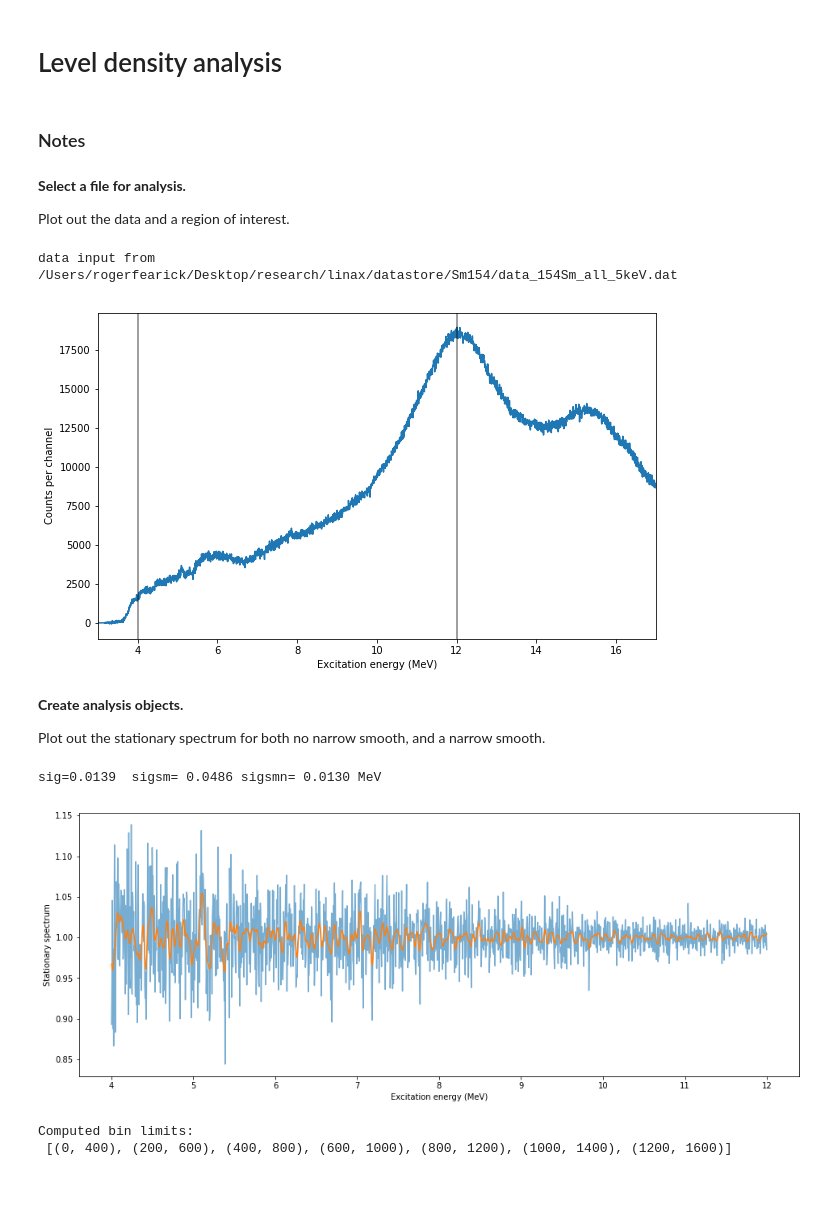
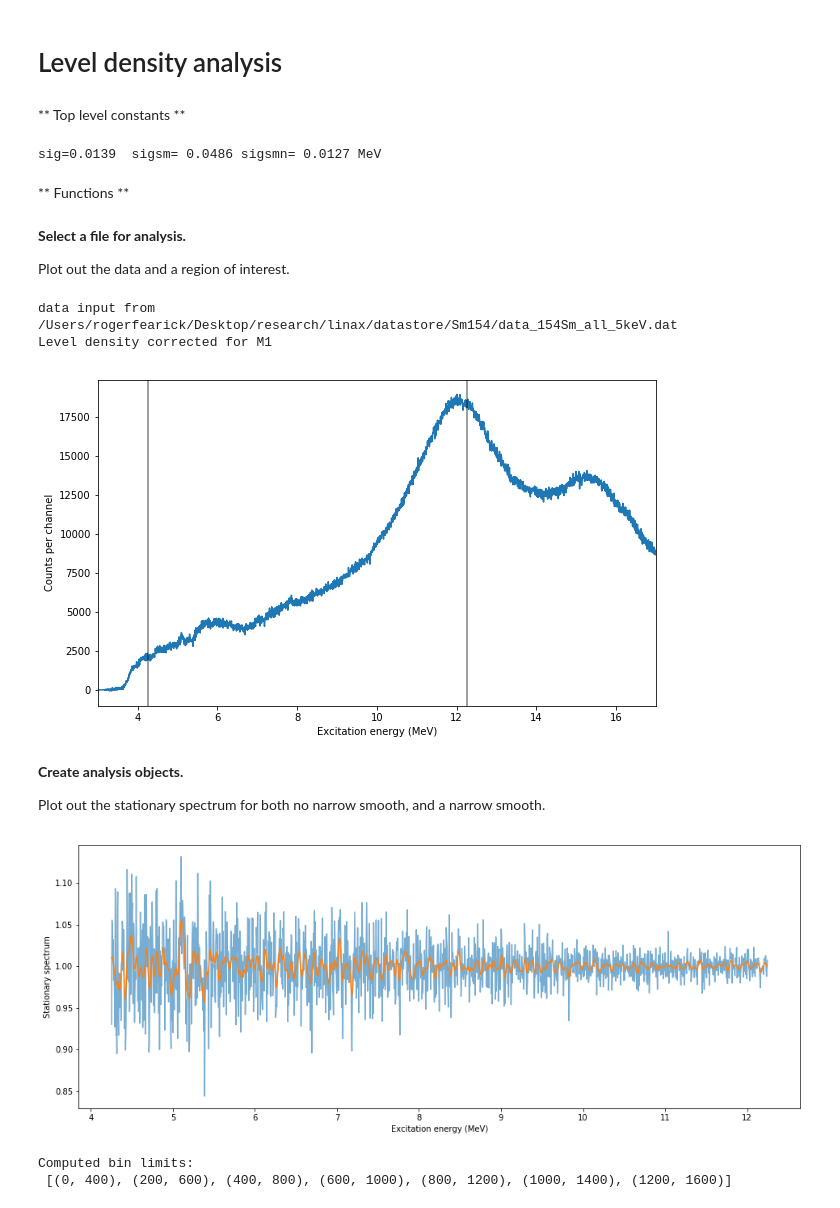
Before and after one commit to rfearick/leveldensity, a Jupyter notebook: leveldensity-test-sm.ipynb, the cells around one changed output. Cells and saved outputs as stored; diff of their text form; code cells hidden in the pictures.

```diff
--- a/leveldensity-test-sm.ipynb
+++ b/leveldensity-test-sm.ipynb
@@ -7,8 +7,42 @@ import matplotlib.pyplot as plt
 import leveldensities as ldn
 
 plt.rc('font',size=16)
+# %% [markdown]
+** Top level constants **
+# %%
+# (28/6/2018) unweighted average fwhm is 32.6 keV from AK spreadsheet.
+sig = 32.6/2.35/1000.0
+#sig = 40.0/2.35/1000.0
+#sig=50.0/2.35/1000.0
+sigsm=3.5*sig
+sigsmn=0.39*2.35*sig
+sigx=sigsm*2.5
+print("sig=%6.4f  sigsm=%7.4f sigsmn=%7.4f MeV"%(sig,sigsm,sigsmn))
+# %% [output]
+sig=0.0139  sigsm= 0.0486 sigsmn= 0.0127 MeV
 # %% [markdown]
-### Notes
+** Functions **
+# %%
+em1=None
+m1fraction=None
+m1lo=None
+m1hi=None
+
+def M1(e):
+    if e<=m1lo or e>=m1hi:
+        return 0.0
+    for i in range(len(em1)):
+        if em1[i]-0.200<e<em1[i]+0.200:
+            return m1fraction[i]
+    return 0.0 # default for fails
+
+# --- calculate alphaIg: we will assume N1=N2 so beta=1/alpha
+def alphaIg(alpha, beta):
+    """
+    alpha=<I2>/<I1>
+    beta=N1<I1>/N2<I2>
+    """
+    return 3*(1+beta/alpha)*(1+alpha*beta)/(1+beta)**2 -1
 # %% [markdown]
 **Select a file for analysis.**
 
@@ -24,8 +58,8 @@ targetfilename="data_154Sm_all_5keV.dat"
 # at 5 keV / channel
 ROIlo,ROIhi=(40*5,360*5)  # 1600 chans: 200 - 1800
 
-#ROIlo=ROIlo+50
-#ROIhi=ROIhi+50
+ROIlo=ROIlo+50
+ROIhi=ROIhi+50
 
 # *** Read in data
 try:
@@ -36,6 +70,16 @@ try:
     intde=int(de*1000.0+0.1)
     G=cs0
     X=e
+    if nucleus=="154Sm":
+        M1fractions=True
+        # get M1 fractions
+        em1,m1fraction=np.loadtxt("../../da2016/Sm154/M1fraction.dat",unpack=True)
+        # these are in bins of width 0.4 MeV: get bin limits
+        m1lo=em1[0]-0.2
+        m1hi=em1[-1]+0.2
+        print("Level density corrected for M1")
+    else:
+        M1fractions=False
 except:
     raise(ValueError,("File not found"))
 
@@ -51,39 +95,30 @@ plt.ylabel("Counts per channel")
 plt.show()
 # %% [output]
 data input from  /Users/rogerfearick/Desktop/research/linax/datastore/Sm154/data_154Sm_all_5keV.dat
+Level density corrected for M1
-[figure, old version]
+[figure, new version]
 # %% [markdown]
 **Create analysis objects.**
 
 Plot out the stationary spectrum for both no narrow smooth, and a narrow smooth.
 # %%
-# (28/6/2018) unweighted average fwhm is 32.6 keV from AK spreadsheet.
-sig = 32.6/2.35/1000.0
-#sig = 40.0/2.35/1000.0
-#sig=50.0/2.35/1000.0
-sigsm=3.5*sig
-sigsmn=0.4*2.35*sig
-sigx=sigsm*2.5
-print("sig=%6.4f  sigsm=%7.4f sigsmn=%7.4f MeV"%(sig,sigsm,sigsmn))
-
 S=spt.RatioSpectrum( X, G, targetfilename, ROIlo, ROIhi )
 globalenergy = S.energy
 
 S.makeRatioSpectra( sigsmn*1000, sigsm*1000 )
 
 Eratio=S.Eratio
 ratioraw=S.ratioraw
 rationar=S.rationar
 
 plt.figure(figsize=(16,6))
 plt.plot(Eratio, ratioraw, alpha=0.6)
 plt.plot(Eratio, rationar)
 plt.xlabel("Excitation energy (MeV)")
 plt.ylabel("Stationary spectrum")
 plt.show()
 # %% [output]
-sig=0.0139  sigsm= 0.0486 sigsmn= 0.0130 MeV
-[figure, old version]
+[figure, new version]
 # %%
 #bins=spt.ACBinner(S,Noffset=2,Nslides=2)
 bins=spt.ACBinner(S,NAC=4,Nslides=2)
```
Also changed, not shown: parts of 16 cells of this notebook.
